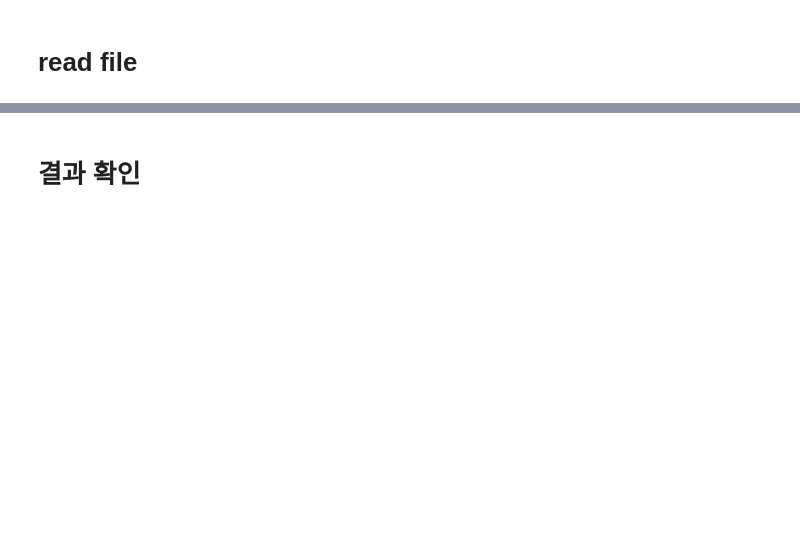
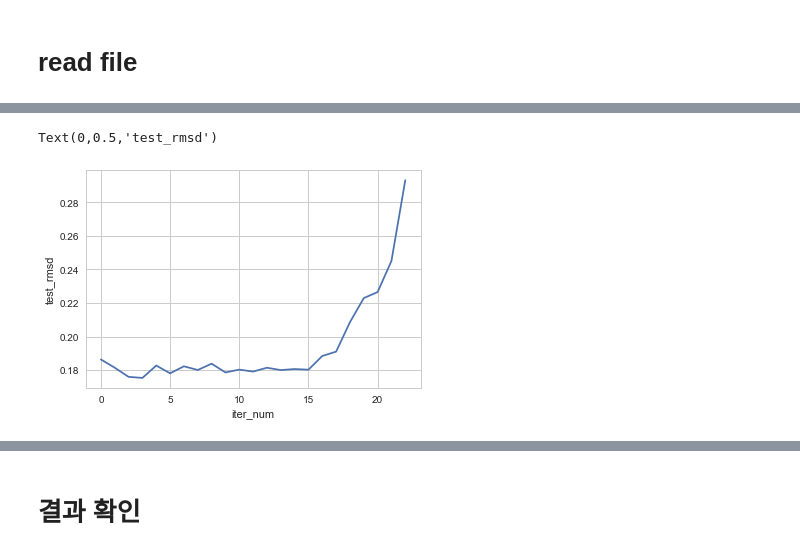
Before and after one commit to wjy5446/house-price-project, a Jupyter notebook: YoonJaeyoung/3-featureSelection_dummy.ipynb, the cells around one changed output, grey strips where cells are left out. Drawn from its saved outputs; the diff is of its cells as text; code cells hidden in the pictures; blank space fills up the shorter version.

```diff
--- a/YoonJaeyoung/3-featureSelection_dummy.ipynb
+++ b/YoonJaeyoung/3-featureSelection_dummy.ipynb
@@ -259,0 +403,9 @@ print(len(categoric_list), len(numeric_list), len(list(df_train.columns)))
+# %%
+# show rmsd-test <-> iter
+num_iter_test = len(rmsd_test_list)
+plt.plot(range(num_iter_test), rmsd_test_list)
+plt.xlabel("iter_num")
+plt.ylabel("test_rmsd")
+# %% [output]
+Text(0,0.5,'test_rmsd')
+[figure, added]
```
Also changed, not shown: parts of 59 cells of this notebook, 7 other files.
